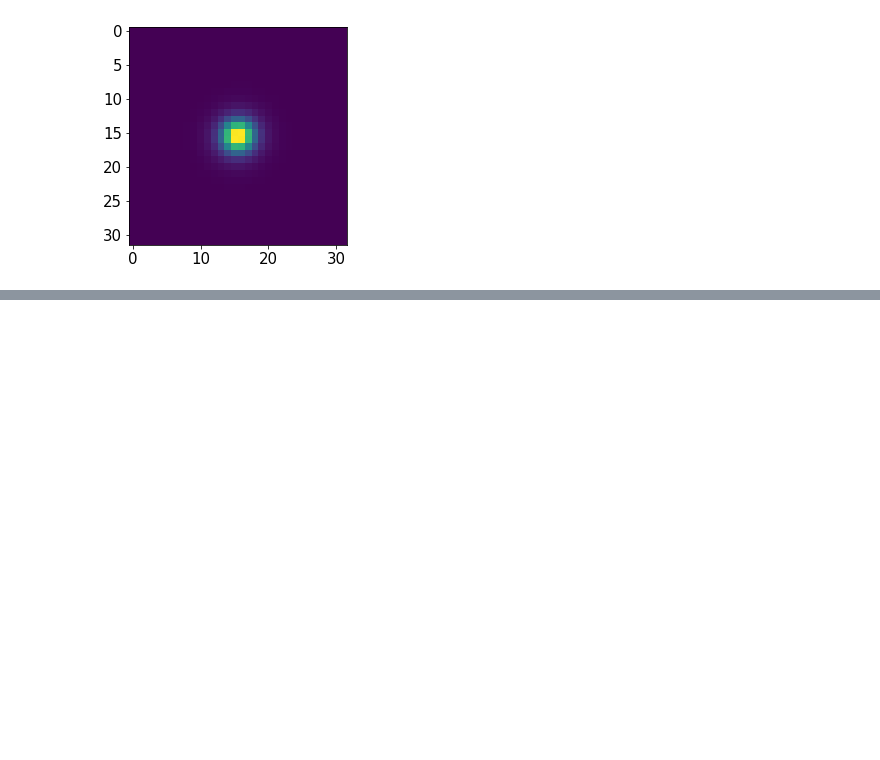
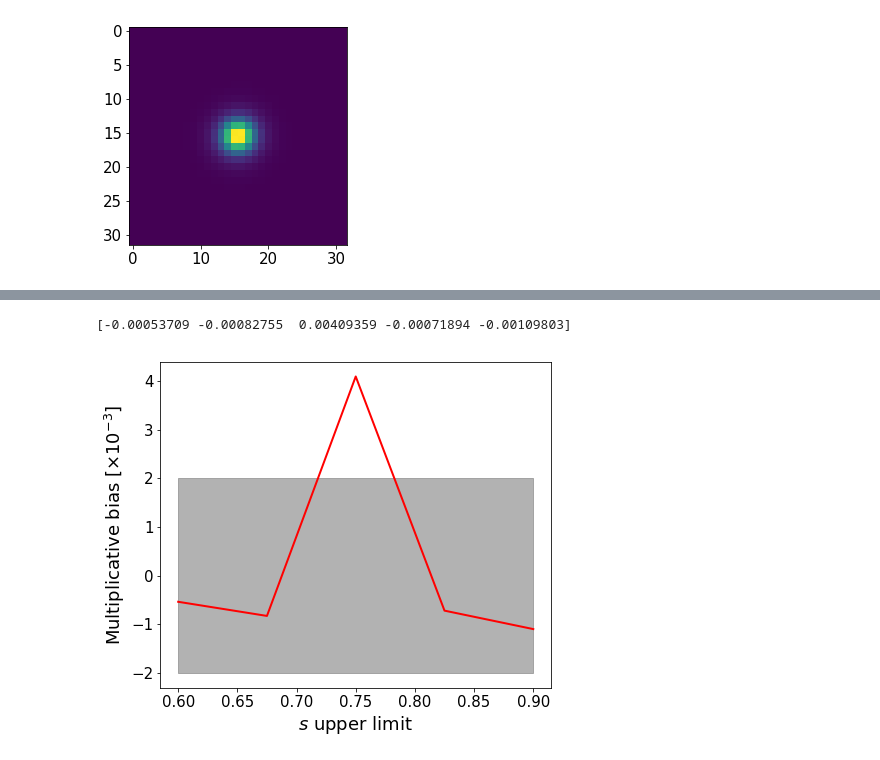
Before and after one commit to mr-superonion/FPFS, a Jupyter notebook: notebook/paper-FPFS2021/2-selBias.ipynb, the cells around one changed output, grey strips where cells are left out. Saved outputs shown, nothing was run; the diff lists cells and outputs as text; code cells hidden in the pictures; blank space fills up the shorter version.

```diff
--- a/notebook/paper-FPFS2021/2-selBias.ipynb
+++ b/notebook/paper-FPFS2021/2-selBias.ipynb
@@ -101,0 +133,24 @@ for shigh in slowList:
+# %%
+gest=[]
+shighList=np.linspace(0.6,0.9,5)
+for shigh in shighList:
+    g1p=main(elli1,0.,shigh,corr)
+    g1m=main(elli2,0.,shigh,corr)
+    gest.append(g1m-g1p)
+    gc.collect
+gest=np.array(gest)/0.04-1
+print(gest)
+
+plt.close()
+fig=plt.figure(figsize=(7,6))
+ax=fig.add_subplot(1,1,1)
+ax.plot(shighList,gest*1e3,c='red',markersize=10)
+
+ax.set_xlabel(r'$s$ upper limit')
+ax.set_ylabel(r'Multiplicative bias [$\times 10^{-3}$]')
+ax.fill_between(shighList,-2*np.ones(len(slowList)),2*np.ones(len(slowList)),color='gray',alpha=0.6)
+fig.savefig(os.path.join(pltDir,'selBias_wonoise_high.png'))
+fig.savefig(os.path.join(pltDir,'selBias_wonoise_high.pdf'))
+# %% [output]
+[-0.00053709 -0.00082755  0.00409359 -0.00071894 -0.00109803]
+[figure, added]
```
Also changed, not shown: parts of 9 cells of this notebook.
